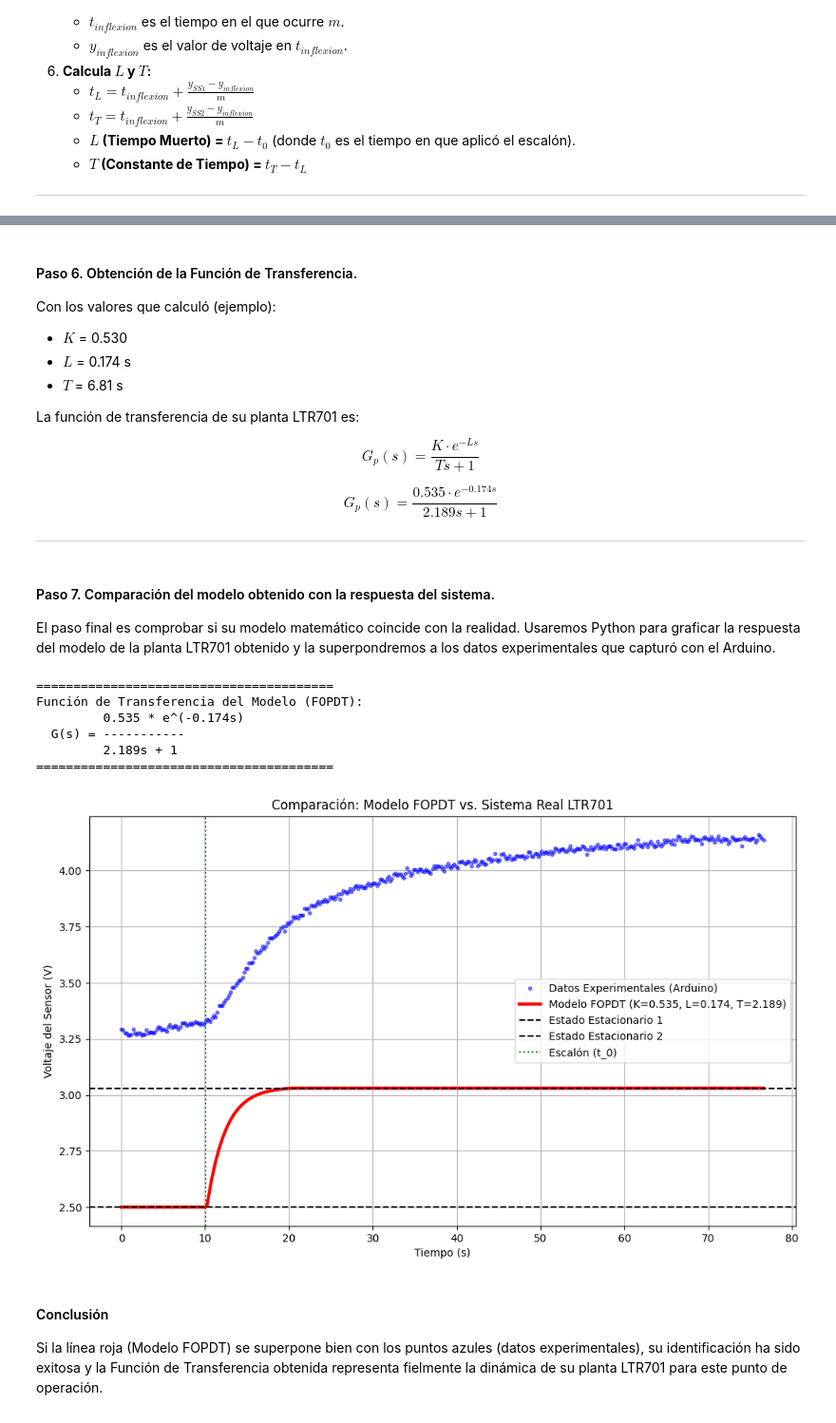
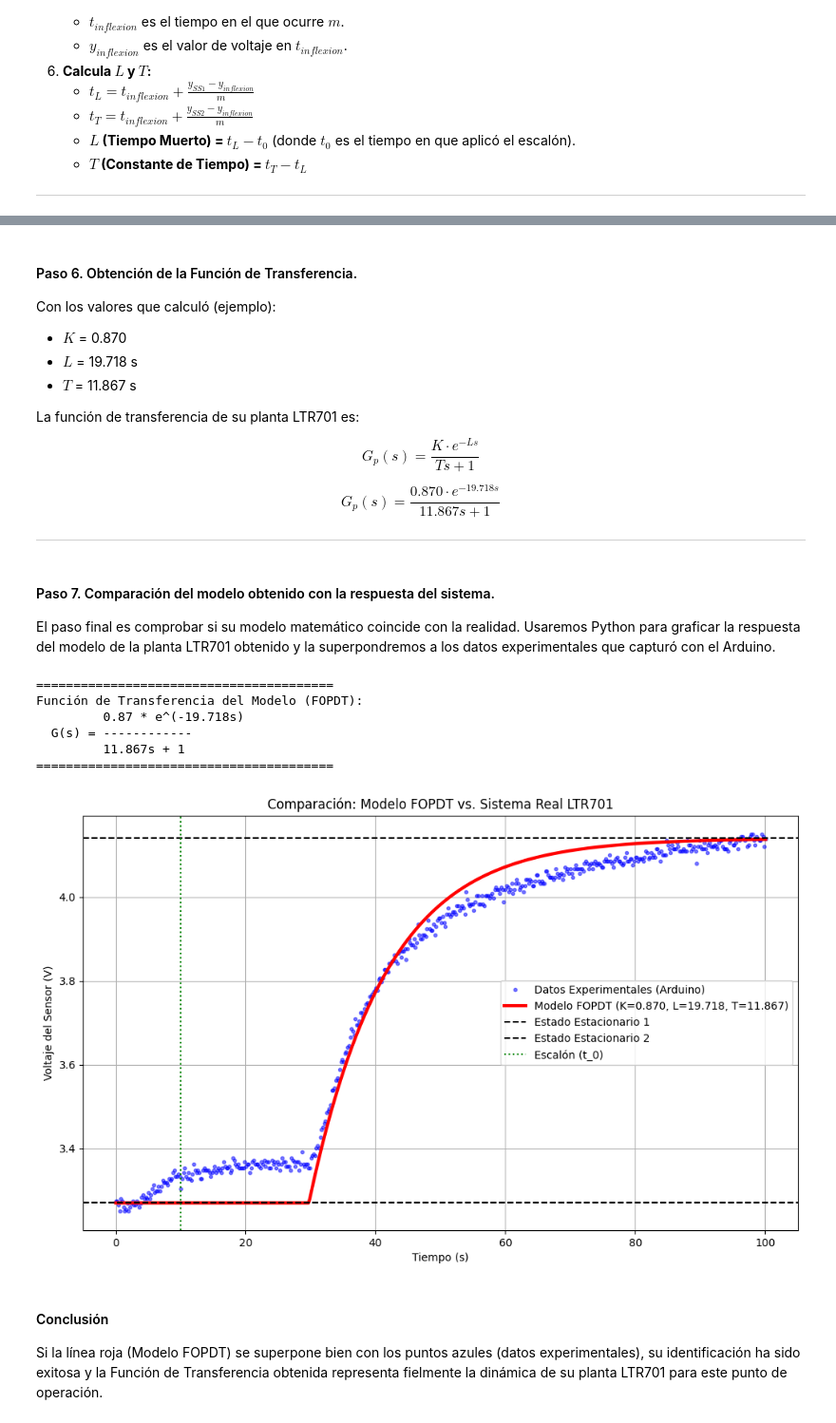
Before and after one commit to migueamv/Control-Clasico, a Jupyter notebook: Practicas/P_3_01_Modelado_sistema_LTR701.ipynb, the cells around one changed output, grey strips where cells are left out. Shown at 95% size. Cells and saved outputs as stored; diff of their text form; code cells hidden in the pictures.

```diff
--- a/Practicas/P_3_01_Modelado_sistema_LTR701.ipynb
+++ b/Practicas/P_3_01_Modelado_sistema_LTR701.ipynb
@@ -195,8 +195,8 @@ import pandas as pd
 nombre_archivo = 'datos_curva_s.txt'
 
 # --- Parámetros del experimento (REEMPLAZAR CON SUS VALORES) ---
-y_ss1 = 2.5      # Voltaje de estado estacionario inicia.
-y_ss2 = 3.03    # Voltaje de estado estacionario final.
+y_ss1 = 3.27     # Voltaje de estado estacionario inicia.
+y_ss2 = 4.14     # Voltaje de estado estacionario final.
 delta_u = 1.0    # Cambio en la entrada.
 
 # --- Tiempo del escalón (REEMPLAZAR CON SUS VALORES) ---
@@ -336,15 +351,15 @@ Ha ocurrido un error inesperado: unsupported operand type(s) for /: 'str' and 'f
 
 Con los valores que calculó (ejemplo):
 
-* $K$ = 0.530
-* $L$ = 0.174 s
-* $T$ = 6.81 s
+* $K$ = 0.870
+* $L$ = 19.718 s
+* $T$ = 11.867 s
 
 La función de transferencia de su planta LTR701 es:
 
 $$G_p(s) = \frac{K \cdot e^{-Ls}}{Ts + 1}$$
 
-$$G_p(s) = \frac{0.535 \cdot e^{-0.174s}}{2.189s + 1}$$
+$$G_p(s) = \frac{0.870 \cdot e^{-19.718s}}{11.867s + 1}$$
 
 ---
 # %% [markdown]
@@ -360,13 +375,13 @@ import pandas as pd
 nombre_archivo = 'datos_curva_s.txt'
 
 # --- Parámetros obtenidos del análisis (REEMPLAZAR CON SUS VALORES) ---
-K = 0.535
-L = 0.174      # Tiempo muerto (s)
-T = 2.189      # Constante de tiempo (s)
+K = 0.870
+L = 19.718      # Tiempo muerto (s)
+T = 11.867      # Constante de tiempo (s)
 
 # --- Parámetros del experimento (REEMPLAZAR CON SUS VALORES) ---
-y_ss1 = 2.5    # Voltaje de estado estacionario inicia.
-y_ss2 = 3.03   # Voltaje de estado estacionario final.
+y_ss1 = 3.27    # Voltaje de estado estacionario inicia.
+y_ss2 = 4.14   # Voltaje de estado estacionario final.
 delta_u = 1.0  # Cambio en la entrada.
 
 # --- Tiempo del escalón (REEMPLAZAR CON SUS VALORES) ---
@@ -404,37 +419,37 @@ try:
             # Ecuación de respuesta al escalón de un FOPDT
             # y = y_inicial + (Ganancia_Total) * (1 - e^(-(t - t_escalon - L) / T))
             y_sim[i] = y_ss1 + (K * delta_u) * (1 - np.exp(-(t - t_0 - L) / T))
 
             # Limitar la respuesta al valor final por si el modelo sobrepasa
             if y_sim[i] > y_ss2:
                 y_sim[i] = y_ss2
 
     # --- Graficar la comparación ---
     plt.figure(figsize=(12, 7))
     plt.plot(t_exp, y_exp, 'b.', label='Datos Experimentales (Arduino)', alpha=0.5)
     plt.plot(t_sim, y_sim, 'r-', linewidth=3, label=f'Modelo FOPDT (K={K:.3f}, L={L:.3f}, T={T:.3f})')
     plt.axhline(y=y_ss1, color='k', linestyle='--', label='Estado Estacionario 1')
     plt.axhline(y=y_ss2, color='k', linestyle='--', label='Estado Estacionario 2')
     plt.axvline(x=t_0, color='g', linestyle=':', label='Escalón (t_0)')
 
     plt.title('Comparación: Modelo FOPDT vs. Sistema Real LTR701')
     plt.xlabel('Tiempo (s)')
     plt.ylabel('Voltaje del Sensor (V)')
     plt.legend()
     plt.grid(True)
     plt.show()
 
 except FileNotFoundError:
     print(f"Error: No se encontró el archivo {nombre_archivo}")
     print("Por favor, guarde sus datos del Arduino con ese nombre en la misma carpeta.")
 # %% [output]
 ========================================
 Función de Transferencia del Modelo (FOPDT):
-         0.535 * e^(-0.174s)
-  G(s) = -----------
-         2.189s + 1
+         0.87 * e^(-19.718s)
+  G(s) = ------------
+         11.867s + 1
 ========================================
-[figure, old version]
+[figure, new version]
 # %% [markdown]
 #### Conclusión
 
```
Also changed, not shown: parts of 1 cell of this notebook.
